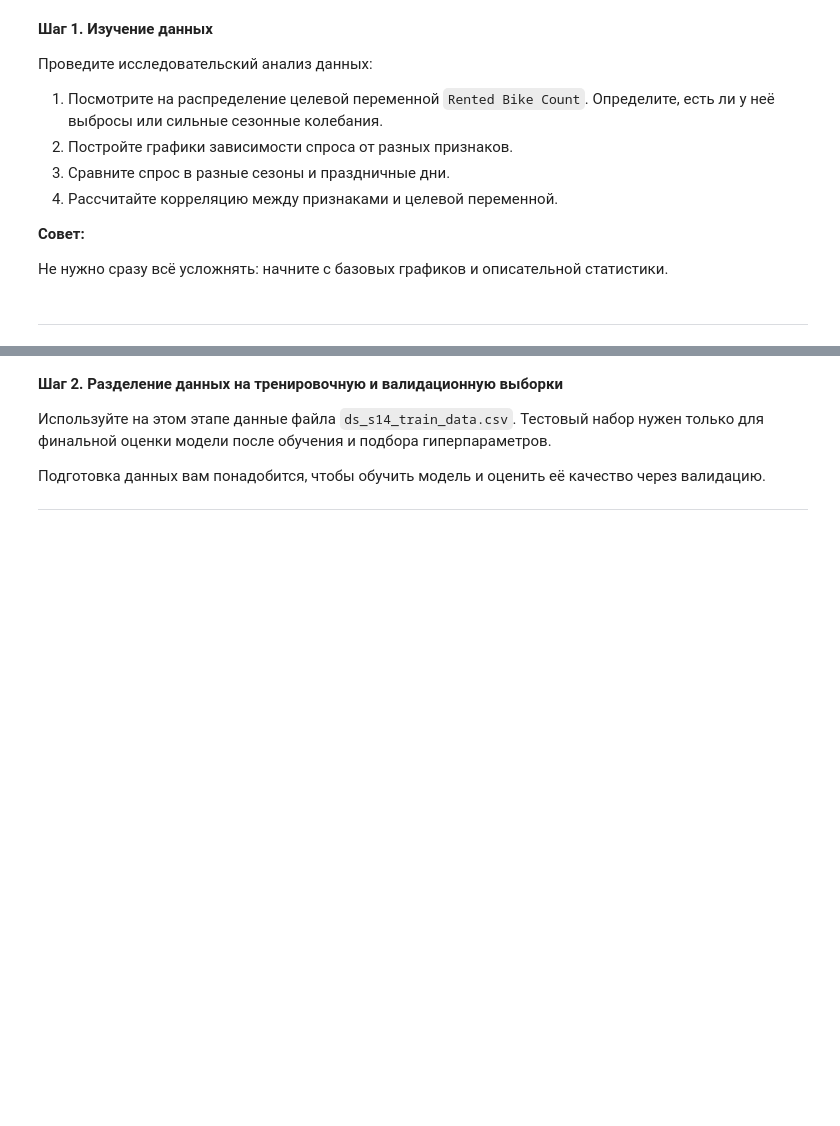
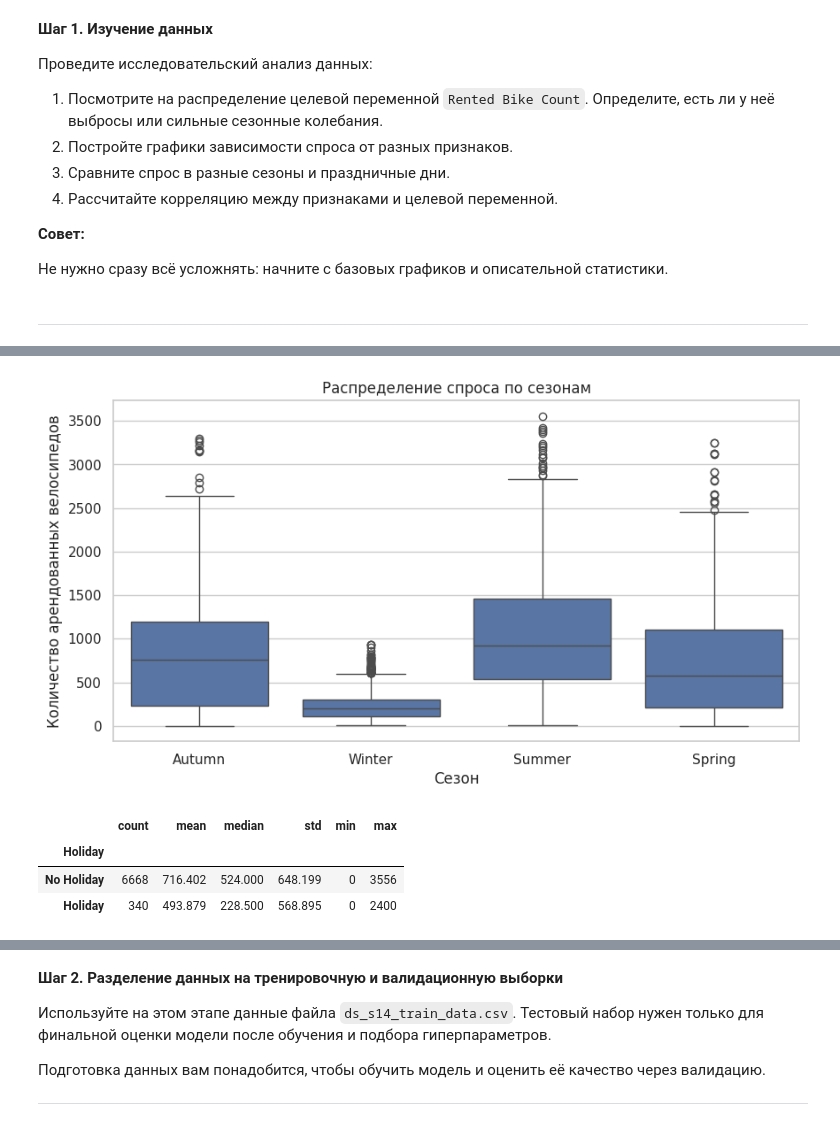
Before and after one commit to 2Myaka2/DataScience_projects, a Jupyter notebook: Project_KNN_TREE.ipynb, the cells around one changed output, grey strips where cells are left out. Saved outputs shown, nothing was run; the diff lists cells and outputs as text; code cells hidden in the pictures; blank space fills up the shorter version.

```diff
--- a/Project_KNN_TREE.ipynb
+++ b/Project_KNN_TREE.ipynb
@@ -537,0 +626,27 @@ Baseline-модель на основе линейной регрессии бы
+# %%
+# Распределение спроса по сезонам
+
+plt.figure(figsize=(10, 5))
+sns.boxplot(data=eda_df, x="Seasons", y=TARGET)
+plt.title("Распределение спроса по сезонам")
+plt.xlabel("Сезон")
+plt.ylabel("Количество арендованных велосипедов")
+plt.show()
+# %% [output]
+[figure, added]
+# %%
+# Описательная статистика спроса по праздничным дням
+
+holiday_target_stats = (
+    eda_df
+    .groupby("Holiday")[TARGET]
+    .agg(["count", "mean", "median", "std", "min", "max"])
+    .sort_values("mean", ascending=False)
+)
+
+holiday_target_stats
+# %% [output]
+|  | count | mean | median | std | min | max |
+| Holiday |  |  |  |  |  |  |
+| No Holiday | 6668 | 716.402 | 524.000 | 648.199 | 0 | 3556 |
+| Holiday | 340 | 493.879 | 228.500 | 568.895 | 0 | 2400 |
```
Also changed, not shown: parts of 15 cells of this notebook.
